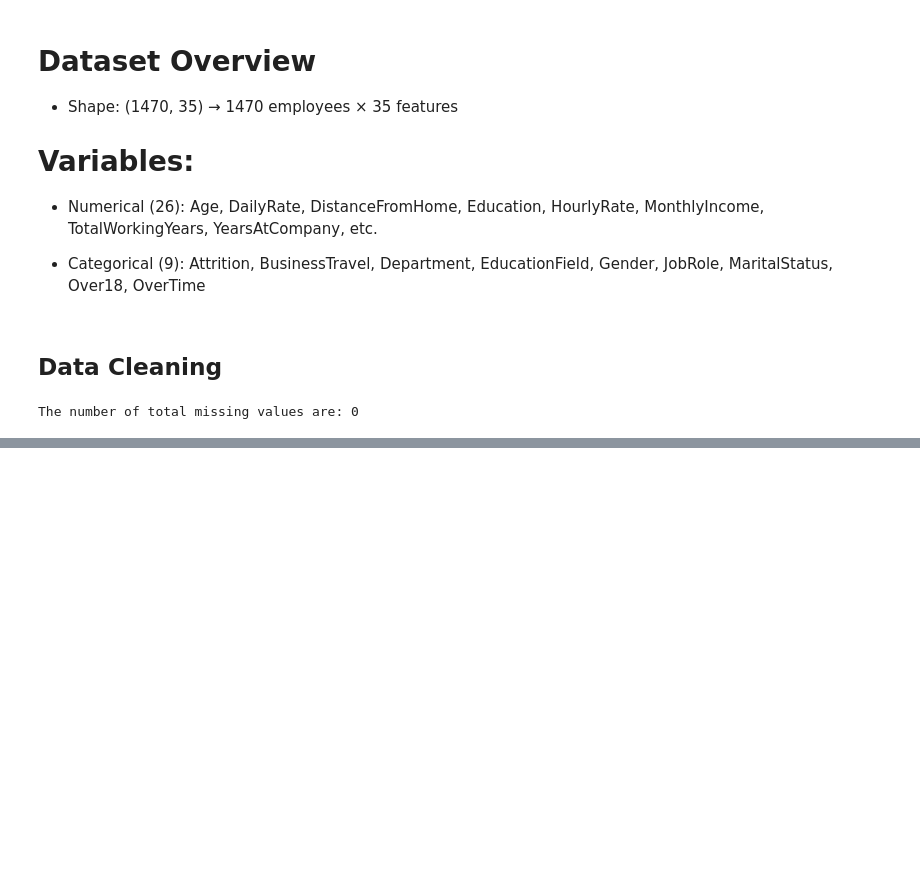
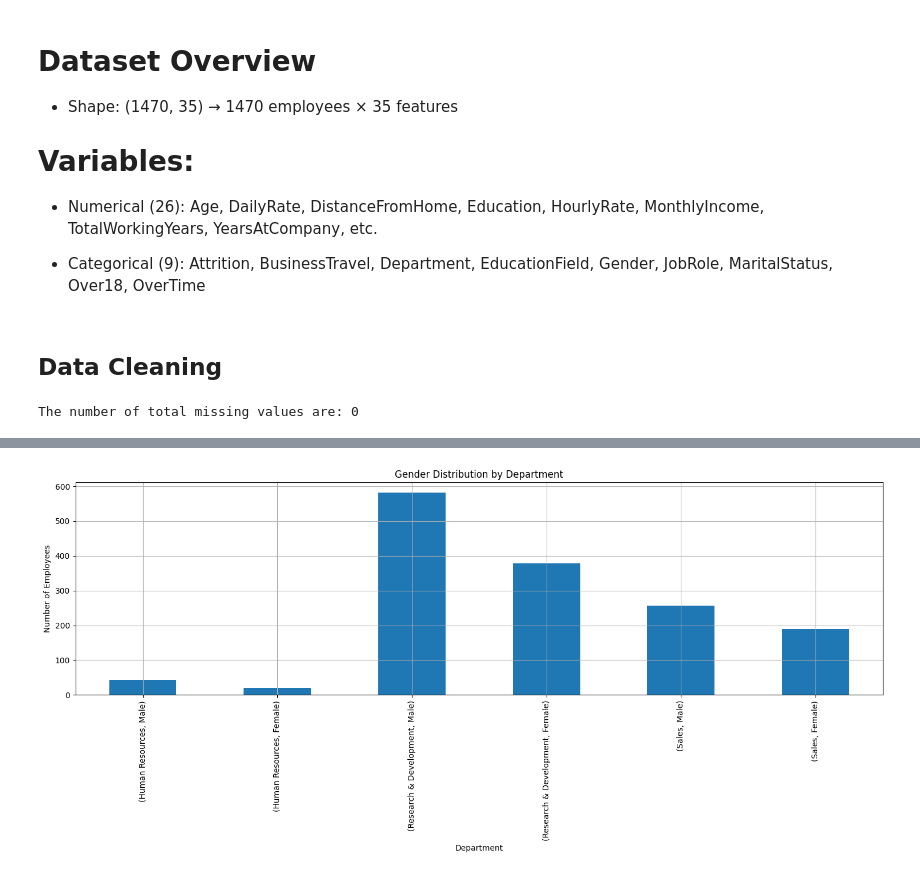
Before and after one commit to Guri-1186/HR-Analytics-Pandas, a Jupyter notebook: hr_attrition.ipynb, the cells around one changed output, grey strips where cells are left out. Cells and saved outputs as stored; diff of their text form; code cells hidden in the pictures; blank space fills up the shorter version.

```diff
--- a/hr_attrition.ipynb
+++ b/hr_attrition.ipynb
@@ -138,0 +181,3 @@ hr_data["OverTime"] = hr_data["OverTime"].replace({"Yes": 1, "No": 0})
+# %%
+gender_by_department = hr_data.groupby("Department")["Gender"].value_counts()
+print(gender_by_department)
@@ -138,0 +193,13 @@ hr_data["OverTime"] = hr_data["OverTime"].replace({"Yes": 1, "No": 0})
+# %%
+gender_by_department.plot(
+    kind="bar",
+    figsize=(15,7),
+    title="Gender Distribution by Department"
+)
+plt.ylabel("Number of Employees")
+plt.xlabel("Department")
+plt.grid(True)
+plt.tight_layout()
+plt.show()
+# %% [output]
+[figure, added]
```
Also changed, not shown: parts of 8 cells of this notebook, 1 other file.
